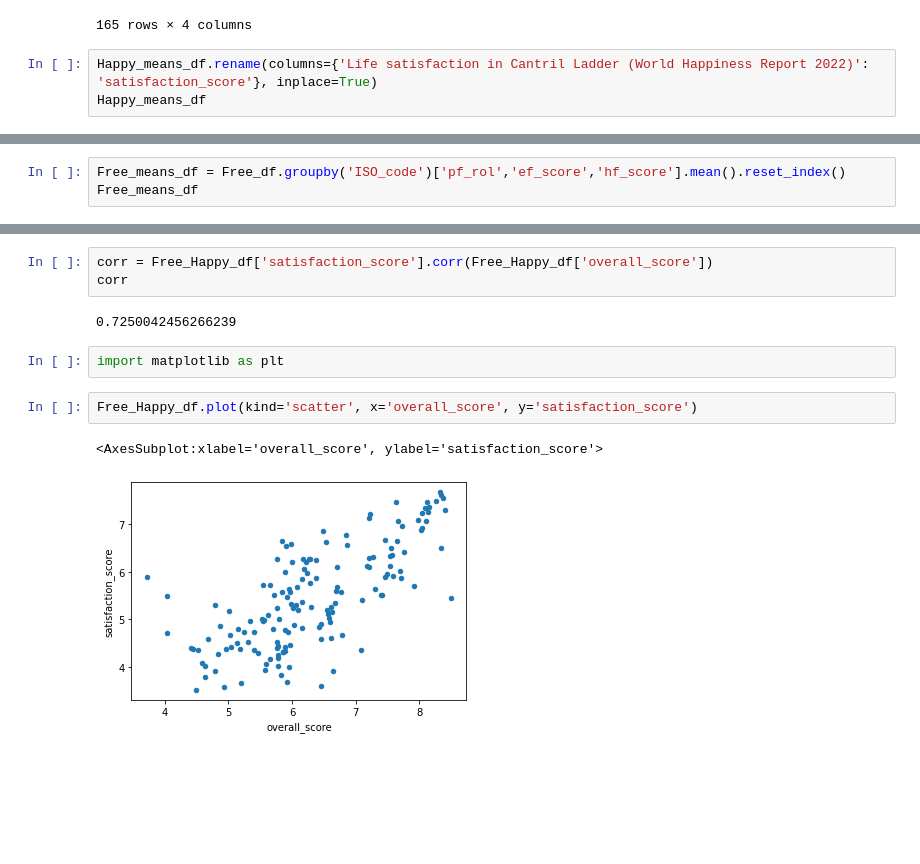
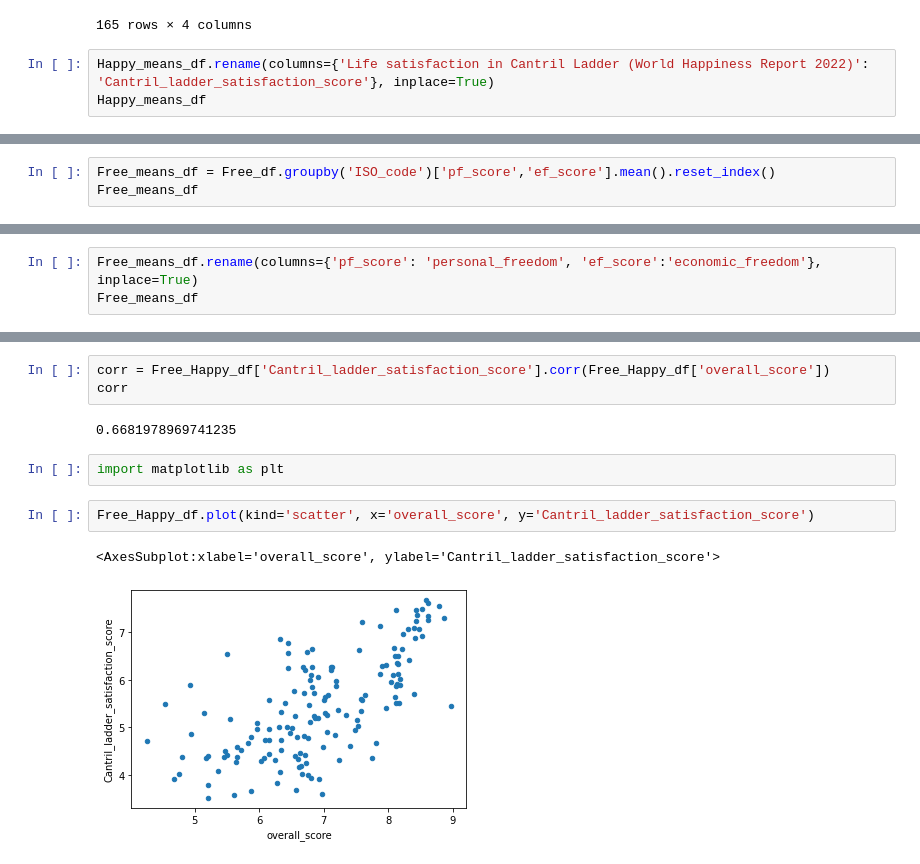
Before and after one commit to josephrodini/Free-And-Happy, a Jupyter notebook: ETL/Free-Happy-Cleaning.ipynb, the cells around one changed output, grey strips where cells are left out. Drawn from its saved outputs; the diff is of its cells as text; blank space fills up the shorter version.

Commit message:
Tweaked freedom metrics.

```diff
--- a/ETL/Free-Happy-Cleaning.ipynb
+++ b/ETL/Free-Happy-Cleaning.ipynb
@@ -56,6 +56,6 @@ Happy_means_df
 | 164 | ZWE | Zimbabwe | 3.787073 | 8.0 |
 165 rows × 4 columns
 # %%
-Happy_means_df.rename(columns={'Life satisfaction in Cantril Ladder (World Happiness Report 2022)': 'satisfaction_score'}, inplace=True)
+Happy_means_df.rename(columns={'Life satisfaction in Cantril Ladder (World Happiness Report 2022)': 'Cantril_ladder_satisfaction_score'}, inplace=True)
 Happy_means_df
 # %% [output]
@@ -73,6 +73,6 @@ Happy_means_df
 | 164 | ZWE | Zimbabwe | 3.787073 | 8.0 |
 165 rows × 4 columns
 # %%
-Free_means_df = Free_df.groupby('ISO_code')['pf_rol','ef_score','hf_score'].mean().reset_index()
+Free_means_df = Free_df.groupby('ISO_code')['pf_score','ef_score'].mean().reset_index()
 Free_means_df
 # %% [output]
@@ -91,0 +92,3 @@ Free_means_df
+# %%
+Free_means_df.rename(columns={'pf_score': 'personal_freedom', 'ef_score':'economic_freedom'}, inplace=True)
+Free_means_df
@@ -177,12 +194,12 @@ Free_Happy_df
 # %%
-corr = Free_Happy_df['satisfaction_score'].corr(Free_Happy_df['overall_score'])
+corr = Free_Happy_df['Cantril_ladder_satisfaction_score'].corr(Free_Happy_df['overall_score'])
 corr
 # %% [output]
-0.7250042456266239
+0.6681978969741235
 # %%
 import matplotlib as plt
 # %%
-Free_Happy_df.plot(kind='scatter', x='overall_score', y='satisfaction_score')
+Free_Happy_df.plot(kind='scatter', x='overall_score', y='Cantril_ladder_satisfaction_score')
 # %% [output]
-<AxesSubplot:xlabel='overall_score', ylabel='satisfaction_score'>
+<AxesSubplot:xlabel='overall_score', ylabel='Cantril_ladder_satisfaction_score'>
-[figure, old version]
+[figure, new version]
```
Also changed, not shown: parts of 8 cells of this notebook.
